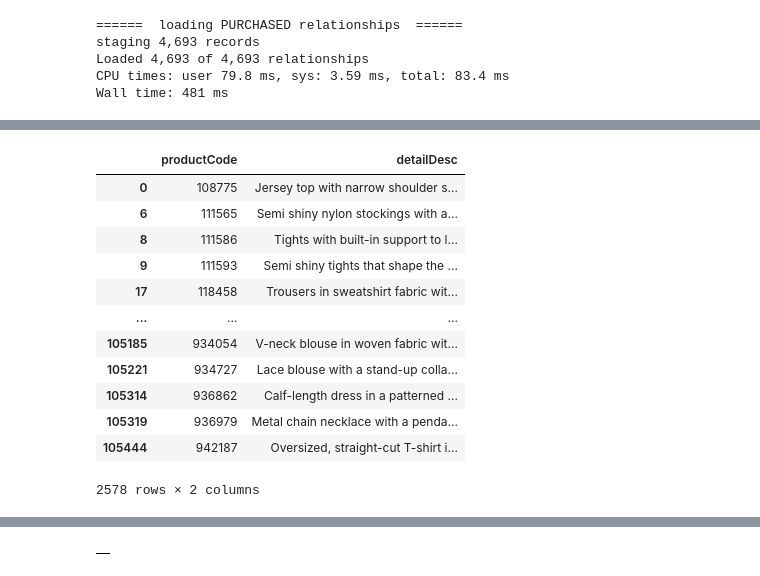
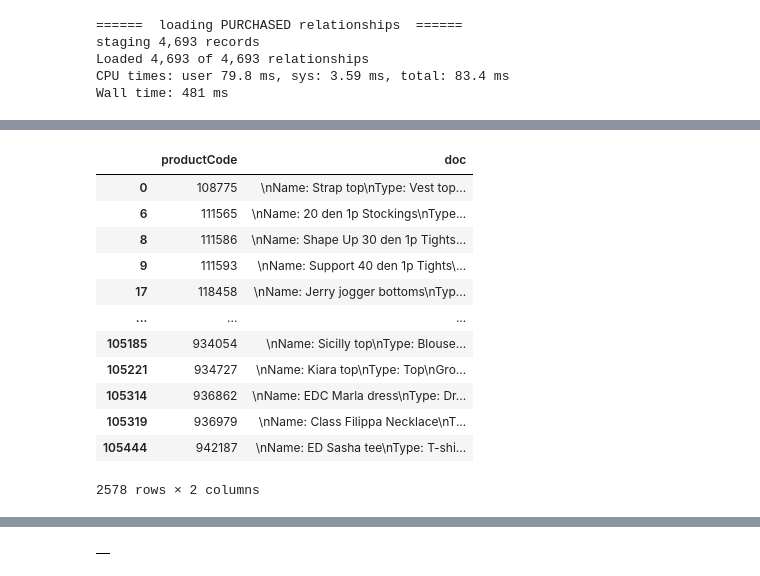
Before and after one commit to neo4j-product-examples/ml-genai, a Jupyter notebook: retail-hm/p0-load.ipynb, the cells around one changed output, grey strips where cells are left out. Cells and saved outputs as stored; diff of their text form; code cells hidden in the pictures.

```diff
--- a/retail-hm/p0-load.ipynb
+++ b/retail-hm/p0-load.ipynb
@@ -461,19 +459,32 @@ product_emb_df = product_df.loc[product_df.detailDesc.notnull(), ['productCode',
-# %%
-product_emb_df
-# %% [output]
-|  | productCode | detailDesc |
-| 0 | 108775 | Jersey top with narrow shoulder s... |
-| 6 | 111565 | Semi shiny nylon stockings with a... |
-| 8 | 111586 | Tights with built-in support to l... |
-| 9 | 111593 | Semi shiny tights that shape the ... |
-| 17 | 118458 | Trousers in sweatshirt fabric wit... |
-| ... | ... | ... |
-| 105185 | 934054 | V-neck blouse in woven fabric wit... |
-| 105221 | 934727 | Lace blouse with a stand-up colla... |
-| 105314 | 936862 | Calf-length dress in a patterned ... |
-| 105319 | 936979 | Metal chain necklace with a penda... |
-| 105444 | 942187 | Oversized, straight-cut T-shirt i... |
-2578 rows × 2 columns
+# %%
+product_emb_df = product_df[['productCode', 'prodName', 'productTypeName', 'garmentGroupName', 'detailDesc']]
+product_emb_df = product_emb_df[product_emb_df.detailDesc.notnull()]
+# %%
+def create_doc(row):
+    return f'''
+Name: {row.prodName}
+Type: {row.productTypeName}
+Group: {row.garmentGroupName}
+Description: {row.detailDesc}
+'''
+
+product_emb_df['doc'] = product_emb_df.apply(create_doc, axis=1)
+product_emb_df = product_emb_df.drop(columns=['prodName', 'productTypeName', 'garmentGroupName', 'detailDesc'])
+product_emb_df
+# %% [output]
+|  | productCode | doc |
+| 0 | 108775 | \nName: Strap top\nType: Vest top... |
+| 6 | 111565 | \nName: 20 den 1p Stockings\nType... |
+| 8 | 111586 | \nName: Shape Up 30 den 1p Tights... |
+| 9 | 111593 | \nName: Support 40 den 1p Tights\... |
+| 17 | 118458 | \nName: Jerry jogger bottoms\nTyp... |
+| ... | ... | ... |
+| 105185 | 934054 | \nName: Sicilly top\nType: Blouse... |
+| 105221 | 934727 | \nName: Kiara top\nType: Top\nGro... |
+| 105314 | 936862 | \nName: EDC Marla dress\nType: Dr... |
+| 105319 | 936979 | \nName: Class Filippa Necklace\nT... |
+| 105444 | 942187 | \nName: ED Sasha tee\nType: T-shi... |
+2578 rows × 2 columns
 # %%
 %%time
 
```
Also changed, not shown: parts of 5 cells of this notebook.
